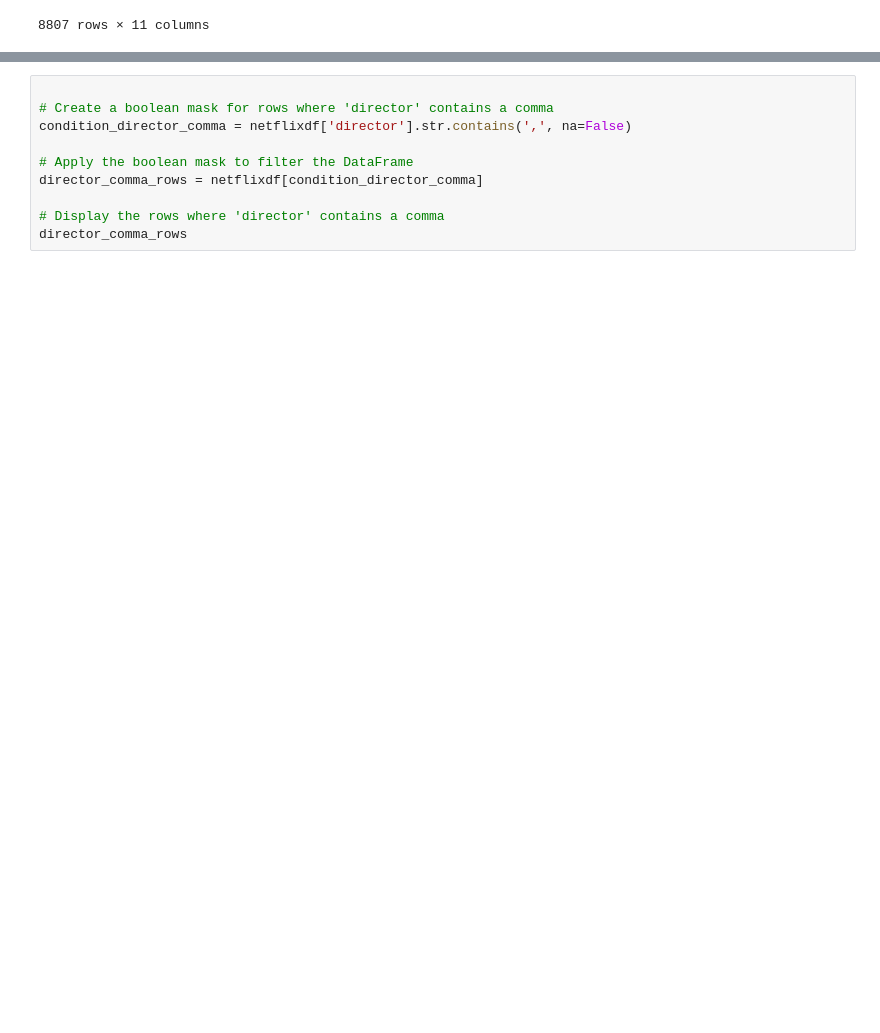
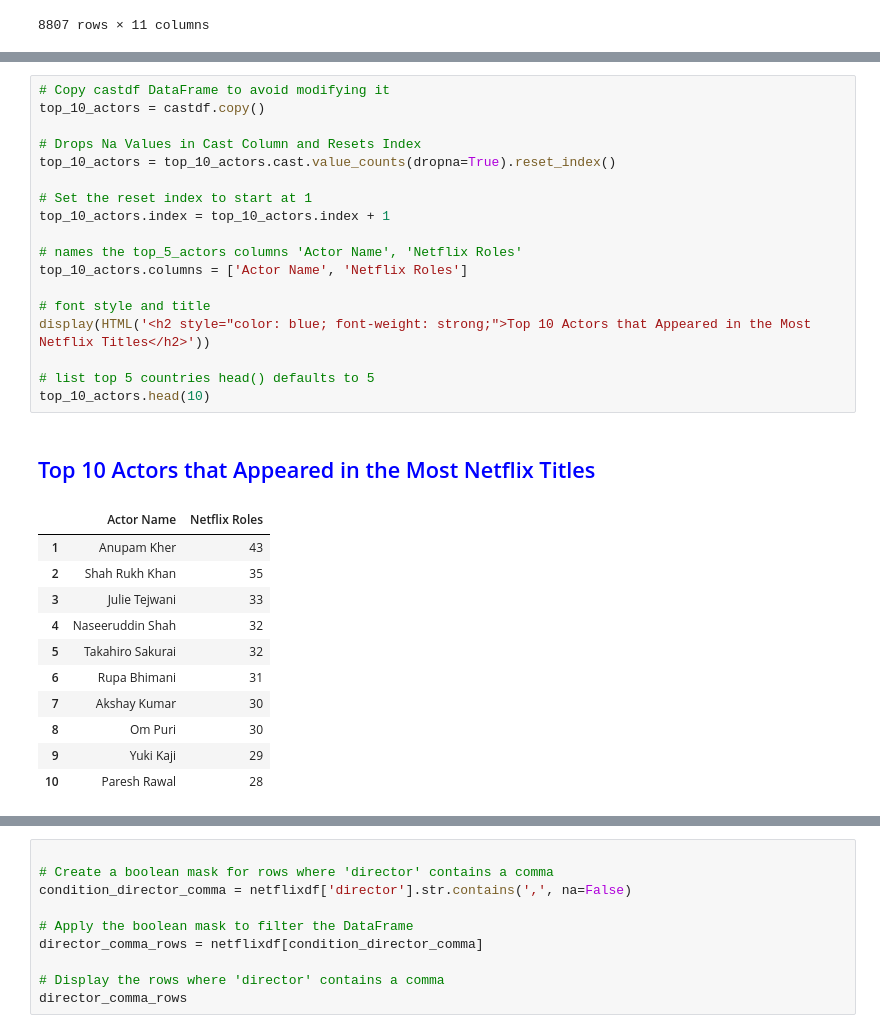
Before and after one commit to jameslaurence82/PythonPandas, a Jupyter notebook: netflixtitles.ipynb, the cells around one changed output, grey strips where cells are left out. Saved outputs shown, nothing was run; the diff lists cells and outputs as text; blank space fills up the shorter version.

```diff
--- a/netflixtitles.ipynb
+++ b/netflixtitles.ipynb
@@ -395,3 +420,34 @@ castdf
 | s8807 | Movie | Zubaan | Mozez Singh | Anita Shabdish | India | 2019-03-02 | 2015 | TV-14 | 111 min | Dramas, International Movies, Mus... | ... |
 | s8807 | Movie | Zubaan | Mozez Singh | Chittaranjan Tripathy | India | 2019-03-02 | 2015 | TV-14 | 111 min | Dramas, International Movies, Mus... | ... |
 64951 rows × 11 columns
+# %%
+# Copy castdf DataFrame to avoid modifying it
+top_10_actors = castdf.copy()
+
+# Drops Na Values in Cast Column and Resets Index
+top_10_actors = top_10_actors.cast.value_counts(dropna=True).reset_index()
+
+# Set the reset index to start at 1
+top_10_actors.index = top_10_actors.index + 1
+
+# names the top_5_actors columns 'Actor Name', 'Netflix Roles'
+top_10_actors.columns = ['Actor Name', 'Netflix Roles']
+
+# font style and title
+display(HTML('<h2 style="color: blue; font-weight: strong;">Top 10 Actors that Appeared in the Most Netflix Titles</h2>'))
+
+# list top 5 countries head() defaults to 5
+top_10_actors.head(10)
+# %% [output]
+Top 10 Actors that Appeared in the Most Netflix Titles
+|  | Actor Name | Netflix Roles |
+| 1 | Anupam Kher | 43 |
+| 2 | Shah Rukh Khan | 35 |
+| 3 | Julie Tejwani | 33 |
+| 4 | Naseeruddin Shah | 32 |
+| 5 | Takahiro Sakurai | 32 |
+| 6 | Rupa Bhimani | 31 |
+| 7 | Akshay Kumar | 30 |
+| 8 | Om Puri | 30 |
+| 9 | Yuki Kaji | 29 |
+| 10 | Paresh Rawal | 28 |
```
Also changed, not shown: parts of 19 cells of this notebook.
